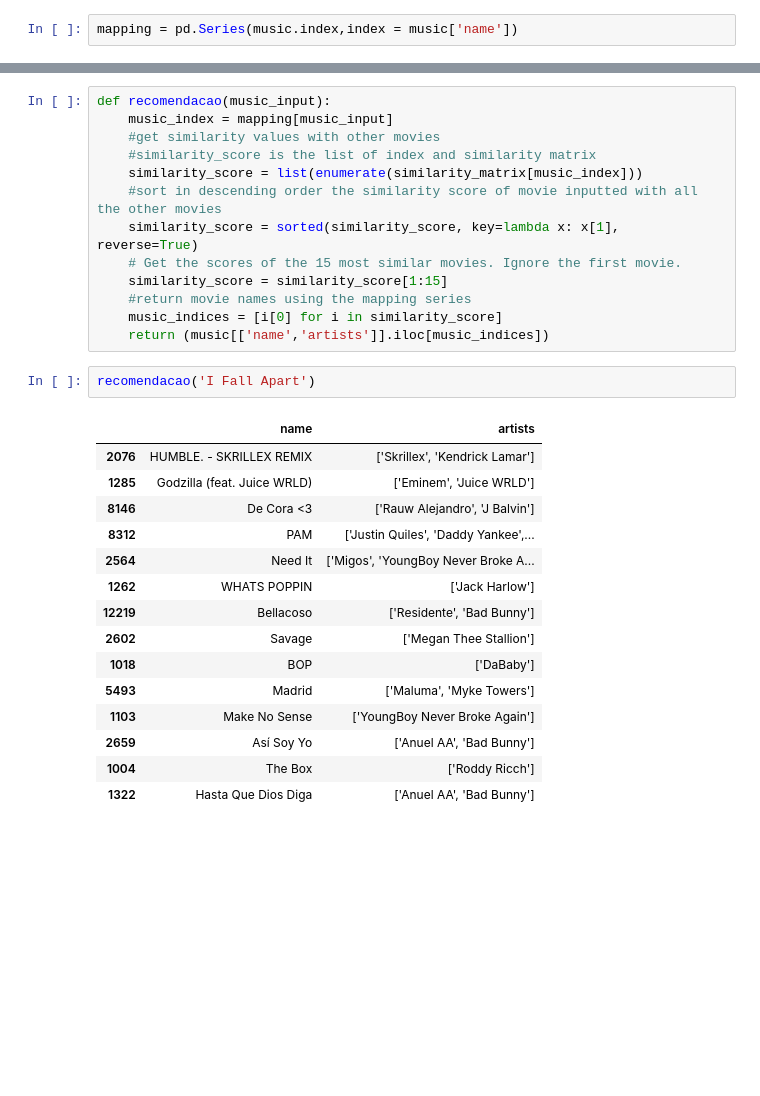
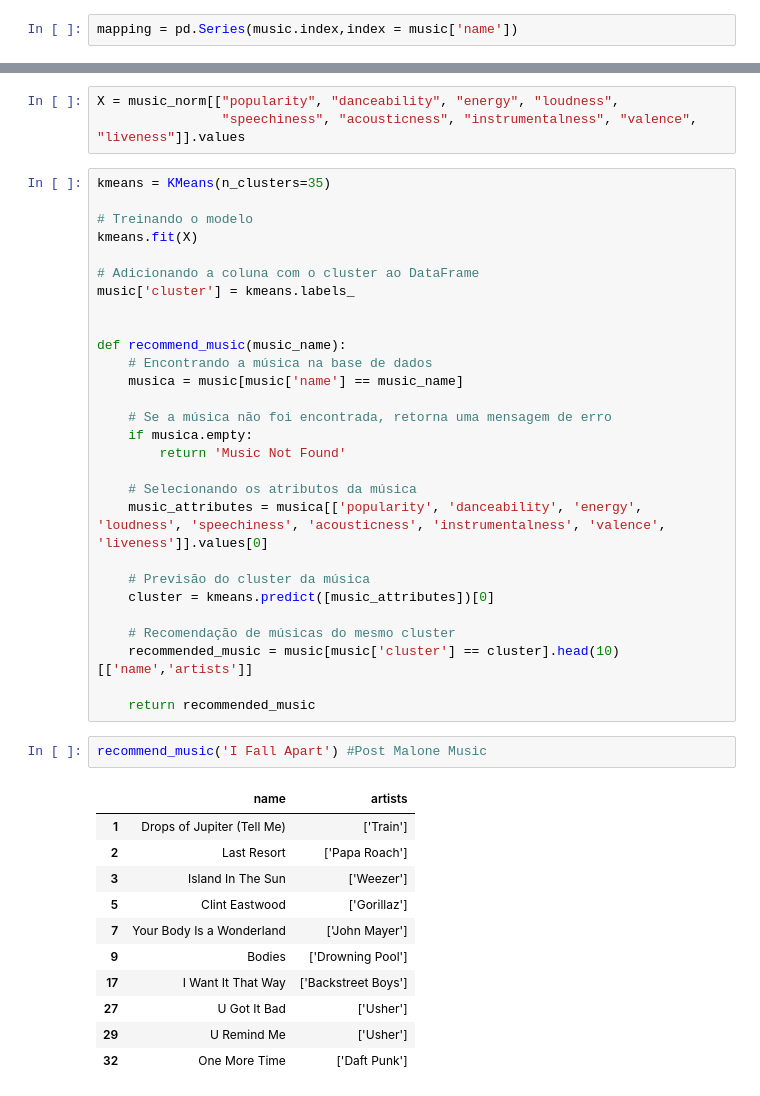
Before and after one commit to lucasleone21/Spotify-Recomender-System, a Jupyter notebook: Simple Spotify Recomender system (Content Based).ipynb, the cells around one changed output, grey strips where cells are left out. Drawn from its saved outputs; the diff is of its cells as text; blank space fills up the shorter version.

Commit message:
Using Knn

```diff
--- a/Simple Spotify Recomender system (Content Based).ipynb
+++ b/Simple Spotify Recomender system (Content Based).ipynb
@@ -178,31 +134,45 @@ Length: 13850, dtype: int64
-# %%
-def recomendacao(music_input):
-    music_index = mapping[music_input]
-    #get similarity values with other movies
-    #similarity_score is the list of index and similarity matrix
-    similarity_score = list(enumerate(similarity_matrix[music_index]))
-    #sort in descending order the similarity score of movie inputted with all the other movies
-    similarity_score = sorted(similarity_score, key=lambda x: x[1], reverse=True)
-    # Get the scores of the 15 most similar movies. Ignore the first movie.
-    similarity_score = similarity_score[1:15]
-    #return movie names using the mapping series
-    music_indices = [i[0] for i in similarity_score]
-    return (music[['name','artists']].iloc[music_indices])
-# %%
-recomendacao('I Fall Apart')
-# %% [output]
-|  | name | artists |
-| 2076 | HUMBLE. - SKRILLEX REMIX | ['Skrillex', 'Kendrick Lamar'] |
-| 1285 | Godzilla (feat. Juice WRLD) | ['Eminem', 'Juice WRLD'] |
-| 8146 | De Cora <3 | ['Rauw Alejandro', 'J Balvin'] |
-| 8312 | PAM | ['Justin Quiles', 'Daddy Yankee',... |
-| 2564 | Need It | ['Migos', 'YoungBoy Never Broke A... |
-| 1262 | WHATS POPPIN | ['Jack Harlow'] |
-| 12219 | Bellacoso | ['Residente', 'Bad Bunny'] |
-| 2602 | Savage | ['Megan Thee Stallion'] |
-| 1018 | BOP | ['DaBaby'] |
-| 5493 | Madrid | ['Maluma', 'Myke Towers'] |
-| 1103 | Make No Sense | ['YoungBoy Never Broke Again'] |
-| 2659 | Así Soy Yo | ['Anuel AA', 'Bad Bunny'] |
-| 1004 | The Box | ['Roddy Ricch'] |
-| 1322 | Hasta Que Dios Diga | ['Anuel AA', 'Bad Bunny'] |
+# %%
+X = music_norm[["popularity", "danceability", "energy", "loudness",
+                "speechiness", "acousticness", "instrumentalness", "valence", "liveness"]].values
+# %%
+kmeans = KMeans(n_clusters=35)
+
+# Treinando o modelo
+kmeans.fit(X)
+
+# Adicionando a coluna com o cluster ao DataFrame
+music['cluster'] = kmeans.labels_
+
+
+def recommend_music(music_name):
+    # Encontrando a música na base de dados
+    musica = music[music['name'] == music_name]
+
+    # Se a música não foi encontrada, retorna uma mensagem de erro
+    if musica.empty:
+        return 'Music Not Found'
+
+    # Selecionando os atributos da música
+    music_attributes = musica[['popularity', 'danceability', 'energy', 'loudness', 'speechiness', 'acousticness', 'instrumentalness', 'valence', 'liveness']].values[0]
+
+    # Previsão do cluster da música
+    cluster = kmeans.predict([music_attributes])[0]
+
+    # Recomendação de músicas do mesmo cluster
+    recommended_music = music[music['cluster'] == cluster].head(10)[['name','artists']]
+
+    return recommended_music
+# %%
+recommend_music('I Fall Apart') #Post Malone Music
+# %% [output]
+|  | name | artists |
+| 1 | Drops of Jupiter (Tell Me) | ['Train'] |
+| 2 | Last Resort | ['Papa Roach'] |
+| 3 | Island In The Sun | ['Weezer'] |
+| 5 | Clint Eastwood | ['Gorillaz'] |
+| 7 | Your Body Is a Wonderland | ['John Mayer'] |
+| 9 | Bodies | ['Drowning Pool'] |
+| 17 | I Want It That Way | ['Backstreet Boys'] |
+| 27 | U Got It Bad | ['Usher'] |
+| 29 | U Remind Me | ['Usher'] |
+| 32 | One More Time | ['Daft Punk'] |
```
Also changed, not shown: parts of 11 cells of this notebook.
